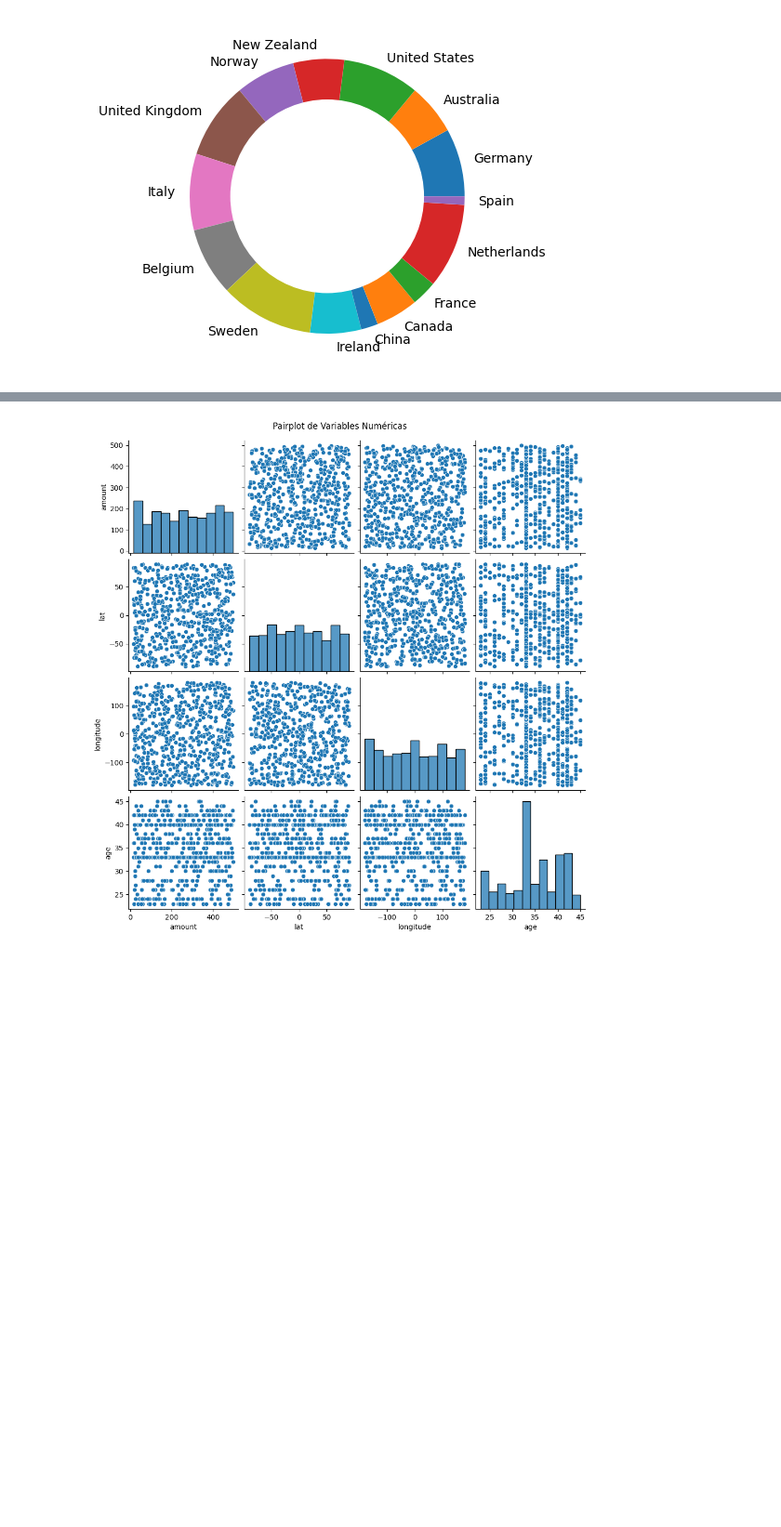
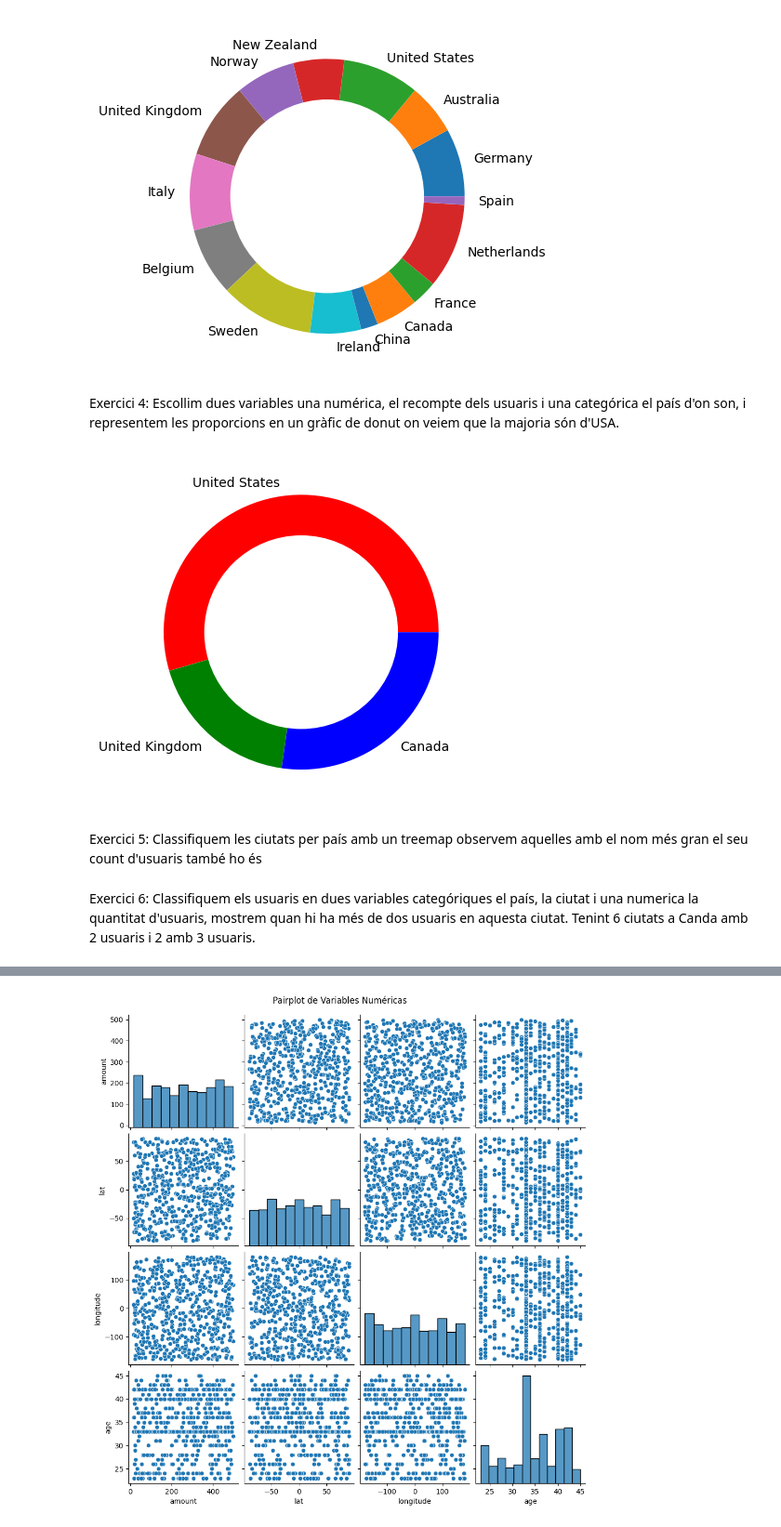
Before and after one commit to bernathid/Sprint8, a Jupyter notebook: Spr_8.ipynb, the cells around one changed output, grey strips where cells are left out. Shown: that part at 93% size. Cells and saved outputs as stored; diff of their text form; code cells hidden in the pictures; blank space fills up the shorter version.

```diff
--- a/Spr_8.ipynb
+++ b/Spr_8.ipynb
@@ -201,3 +111,49 @@ p.gca().add_artist(my_circle)
 plt.show()
 # %% [output]
 [figure]
+# %% [markdown]
+Exercici 4: Escollim dues variables una numérica, el recompte dels usuaris i una categórica el país d'on son, i representem les proporcions en un gràfic de donut on veiem que la majoria són d'USA.
+# %%
+#Exercici 4 Una variable categòrica i una numèrica.
+
+# library
+import pyodbc
+import pandas as pd
+import matplotlib.pyplot as plt
+import warnings
+
+# Ignorar advertències
+warnings.filterwarnings('ignore')
+
+# Paràmetres de connexió
+import mysql.connector
+
+cnx = mysql.connector.connect(user='root', password='bernat1714',
+                              host='127.0.0.1',
+                              database='sprint4')
+
+query = """
+select count(id) as usuaris, country from users
+group by country;"""
+
+# Llegeix les dades de la consulta SQL
+data = pd.read_sql(query, cnx)
+
+# create data
+names = (data['country'])
+size = (data['usuaris'])
+
+# Create a circle at the center of the plot
+my_circle = plt.Circle( (0,0), 0.7, color='white')
+
+# Give color names
+plt.pie(size, labels=names, colors=['red','green','blue'])
+p = plt.gcf()
+p.gca().add_artist(my_circle)
+
+# Show the graph
+plt.show()
+# %% [output]
+[figure, added]
+# %% [markdown]
+Exercici 5: Classifiquem les ciutats per país amb un treemap observem aquelles amb el nom més gran el seu count d'usuaris també ho és
@@ -204 +190,3 @@ plt.show()
+# %% [markdown]
+Exercici 6:  Classifiquem els usuaris en dues variables categóriques el país, la ciutat i una numerica la quantitat d'usuaris, mostrem quan hi ha més de dos usuaris en aquesta ciutat. Tenint 6 ciutats a Canda amb 2 usuaris i 2 amb 3 usuaris.
 # %%
```
Also changed, not shown: parts of 14 cells of this notebook.
